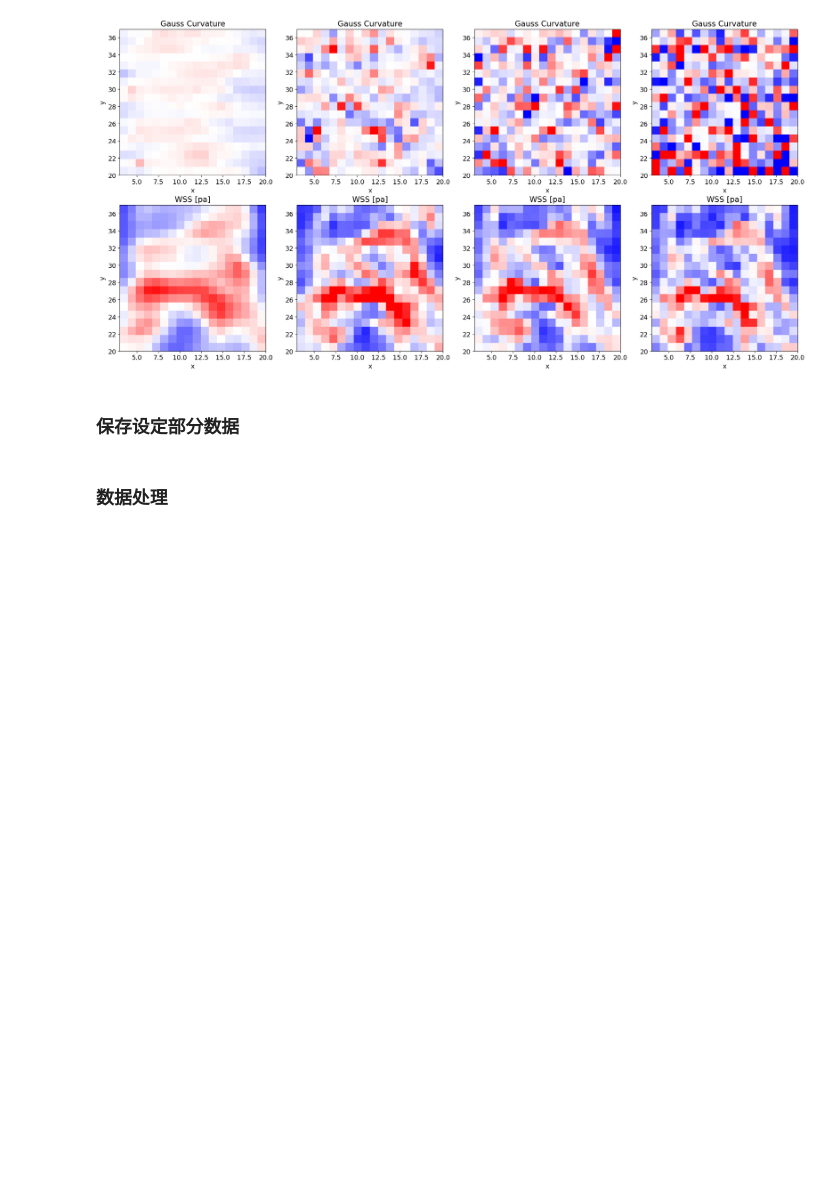
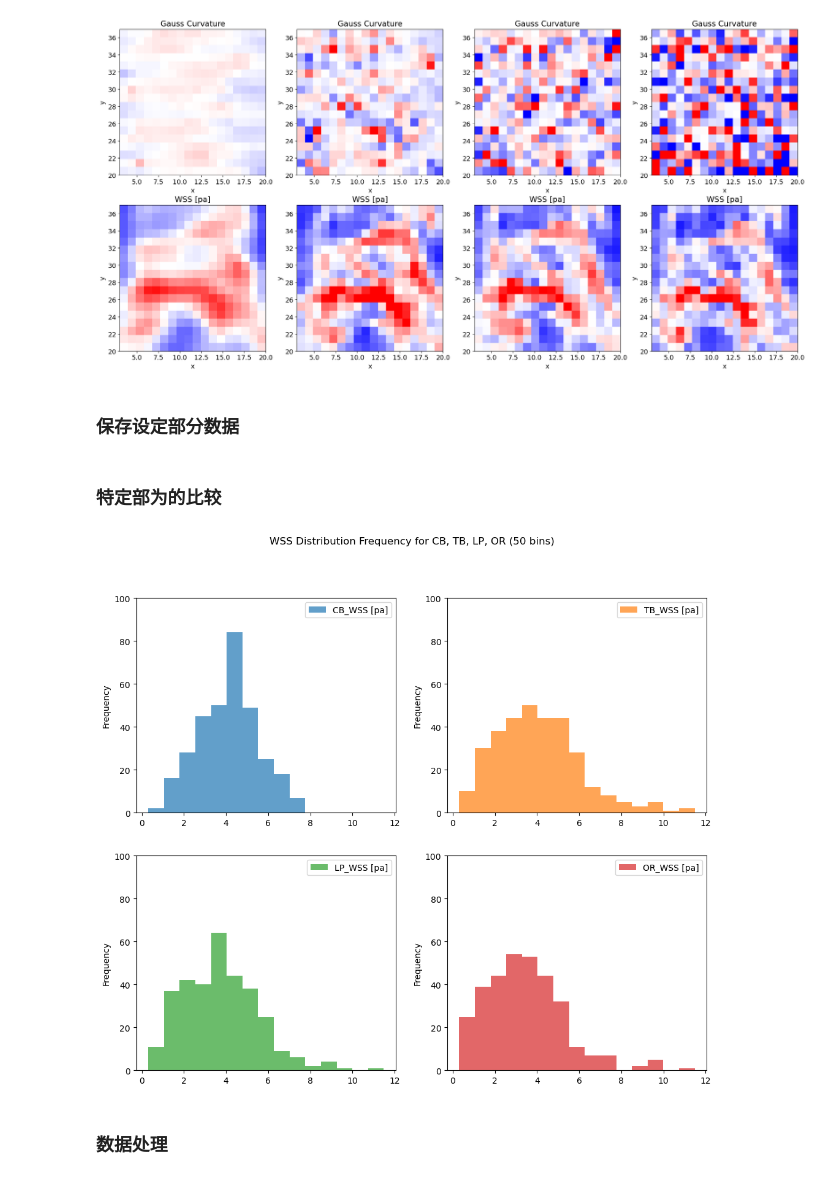
Before and after one commit to HARUJANE/PhD, a Jupyter notebook: matching and patching/3_code/matching.ipynb, the cells around one changed output. Cells and saved outputs as stored; diff of their text form; code cells hidden in the pictures; blank space fills up the shorter version.

```diff
--- a/matching and patching/3_code/matching.ipynb
+++ b/matching and patching/3_code/matching.ipynb
@@ -784,6 +784,31 @@ for file_path, name in zip(file_paths, custom_names):
 # 保存到 CSV 文件
 output_file = 'all_part_WSS_GC.csv'
 all_data.to_csv(output_file, index=False)
+# %% [markdown]
+### 特定部为的比较
+# %%
+import pandas as pd
+import matplotlib.pyplot as plt
+
+# 读取 CSV 文件
+file_path = 'all_part_WSS_GC.csv'  # 替换为你的实际文件路径
+df = pd.read_csv(file_path)
+
+# 提取 CB、TB、LP 和 OR 的 WSS 列
+wss_columns = ['CB_WSS [pa]', 'TB_WSS [pa]', 'LP_WSS [pa]', 'OR_WSS [pa]']
+wss_data = df[wss_columns]
+
+# 绘制每列的分布频率直方图，并独立显示每个图的横轴和统一的纵轴范围
+axes = wss_data.plot(kind='hist', subplots=True, layout=(2, 2), bins=15, alpha=0.7, figsize=(12, 10), legend=True, sharex=False)
+
+# 设置每个子图的纵轴范围为 0 到 70
+for ax in axes.flatten():
+    ax.set_ylim(0, 100)
+
+plt.suptitle("WSS Distribution Frequency for CB, TB, LP, OR (50 bins)")
+plt.show()
+# %% [output]
+[figure, added]
 # %% [markdown]
 ### 数据处理
 # %%
```
